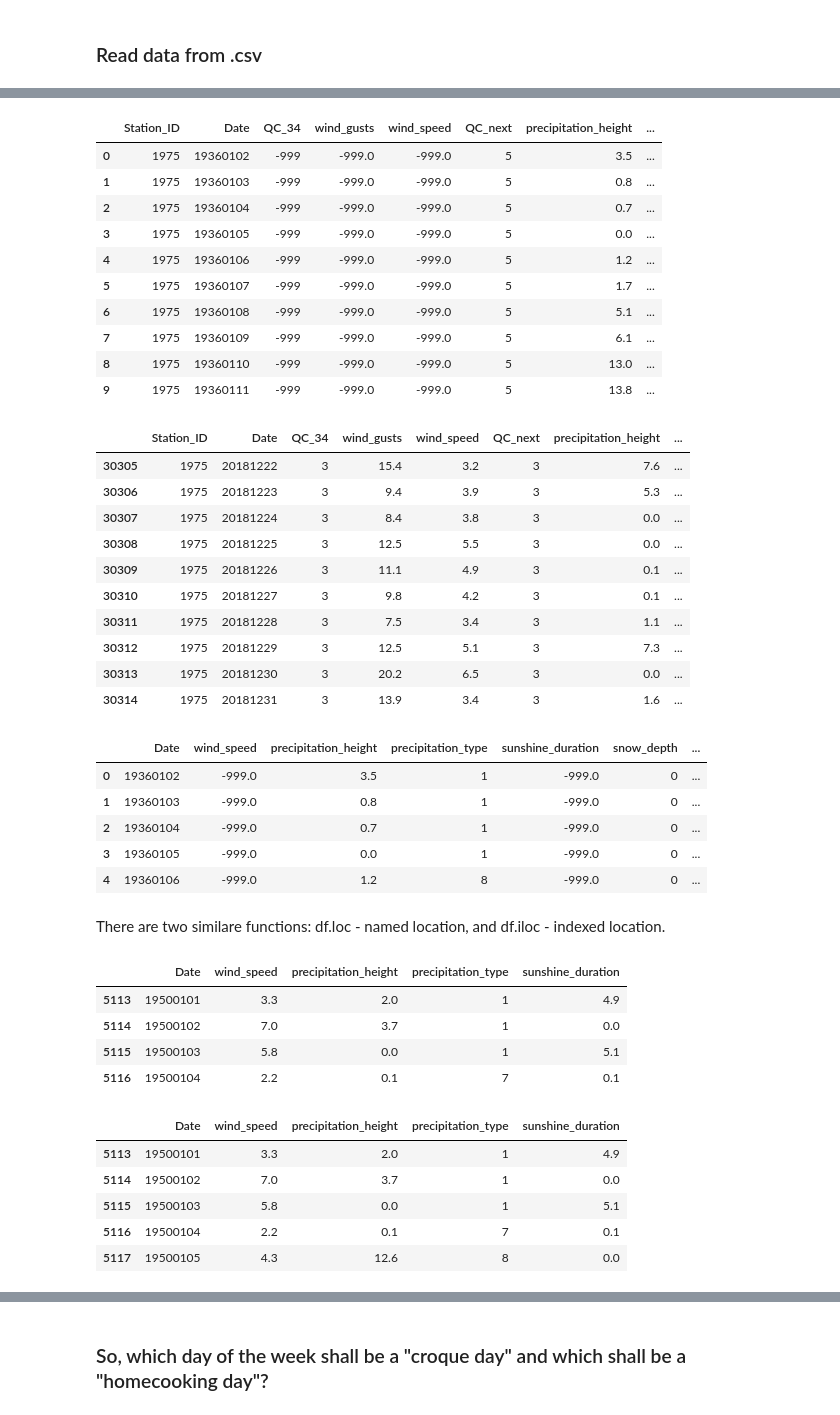
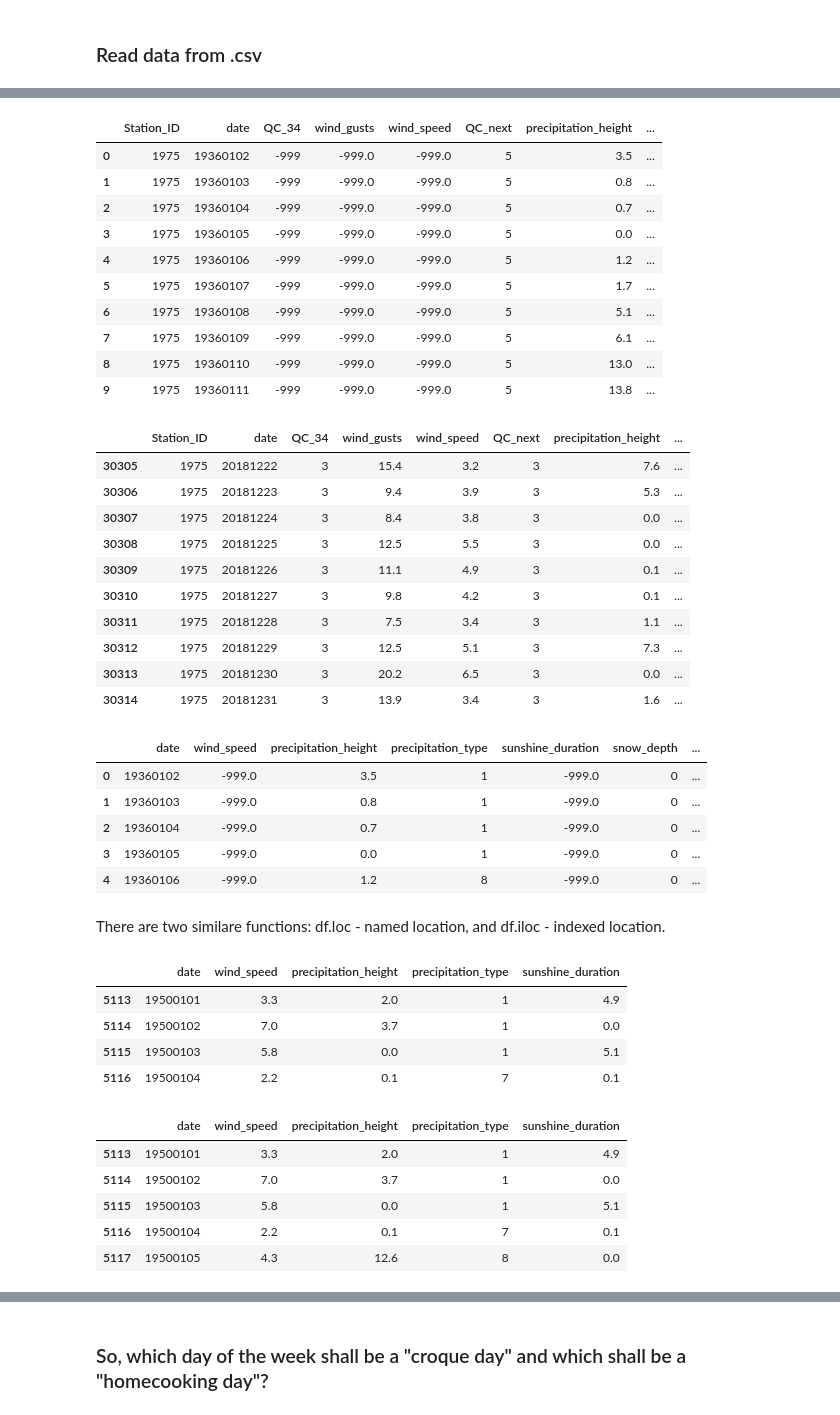
Before and after one commit to kahovka/DataProcessingPandas, a Jupyter notebook: DE_Weather_HH.ipynb, the cells around one changed output, grey strips where cells are left out. Drawn from its saved outputs; the diff is of its cells as text; code cells hidden in the pictures.

```diff
--- a/DE_Weather_HH.ipynb
+++ b/DE_Weather_HH.ipynb
@@ -7,6 +25,6 @@ import numpy as np
 # %%
 data = pd.read_csv('./data/produkt_klima_tag_19360101_20181231_01975.txt', sep=';', header = 1, index_col = False,
-                  names = ['Station_ID', 'Date', 'QC_34', 'wind_gusts', 'wind_speed', 'QC_next',
+                  names = ['Station_ID', 'date', 'QC_34', 'wind_gusts', 'wind_speed', 'QC_next',
                            'precipitation_height', 'precipitation_type', 'sunshine_duration', 'snow_depth',
                            'cloud_cover', 'vapour_pressure', 'atm_pressure', 'temp_mean', 'rh', 'temp_max',
                            'temp_min', 'temp_min_ground', 'eor'])
@@ -34,7 +52,7 @@ memory usage: 4.4+ MB
 # %%
 data.head(10)
 # %% [output]
-|  | Station_ID | Date | QC_34 | wind_gusts | wind_speed | QC_next | precipitation_height | ... |
+|  | Station_ID | date | QC_34 | wind_gusts | wind_speed | QC_next | precipitation_height | ... |
 | 0 | 1975 | 19360102 | -999 | -999.0 | -999.0 | 5 | 3.5 | ... |
 | 1 | 1975 | 19360103 | -999 | -999.0 | -999.0 | 5 | 0.8 | ... |
 | 2 | 1975 | 19360104 | -999 | -999.0 | -999.0 | 5 | 0.7 | ... |
@@ -48,7 +66,7 @@ data.head(10)
 # %%
 data.tail(10)
 # %% [output]
-|  | Station_ID | Date | QC_34 | wind_gusts | wind_speed | QC_next | precipitation_height | ... |
+|  | Station_ID | date | QC_34 | wind_gusts | wind_speed | QC_next | precipitation_height | ... |
 | 30305 | 1975 | 20181222 | 3 | 15.4 | 3.2 | 3 | 7.6 | ... |
 | 30306 | 1975 | 20181223 | 3 | 9.4 | 3.9 | 3 | 5.3 | ... |
 | 30307 | 1975 | 20181224 | 3 | 8.4 | 3.8 | 3 | 0.0 | ... |
@@ -64,7 +82,7 @@ data = data.drop(columns = ['Station_ID', 'wind_gusts', 'QC_34', 'QC_next', 'vap
 # %%
 data.head()
 # %% [output]
-|  | Date | wind_speed | precipitation_height | precipitation_type | sunshine_duration | snow_depth | ... |
+|  | date | wind_speed | precipitation_height | precipitation_type | sunshine_duration | snow_depth | ... |
 | 0 | 19360102 | -999.0 | 3.5 | 1 | -999.0 | 0 | ... |
 | 1 | 19360103 | -999.0 | 0.8 | 1 | -999.0 | 0 | ... |
 | 2 | 19360104 | -999.0 | 0.7 | 1 | -999.0 | 0 | ... |
@@ -76,15 +94,15 @@ There are two similare functions: df.loc - named location, and df.iloc - indexed
 #index location
 data.iloc[5113:5117, :5]
 # %% [output]
-|  | Date | wind_speed | precipitation_height | precipitation_type | sunshine_duration |
+|  | date | wind_speed | precipitation_height | precipitation_type | sunshine_duration |
 | 5113 | 19500101 | 3.3 | 2.0 | 1 | 4.9 |
 | 5114 | 19500102 | 7.0 | 3.7 | 1 | 0.0 |
 | 5115 | 19500103 | 5.8 | 0.0 | 1 | 5.1 |
 | 5116 | 19500104 | 2.2 | 0.1 | 7 | 0.1 |
 # %%
-data.loc[5113:5117, 'Date': 'sunshine_duration']
+data.loc[5113:5117, 'date': 'sunshine_duration']
 # %% [output]
-|  | Date | wind_speed | precipitation_height | precipitation_type | sunshine_duration |
+|  | date | wind_speed | precipitation_height | precipitation_type | sunshine_duration |
 | 5113 | 19500101 | 3.3 | 2.0 | 1 | 4.9 |
 | 5114 | 19500102 | 7.0 | 3.7 | 1 | 0.0 |
 | 5115 | 19500103 | 5.8 | 0.0 | 1 | 5.1 |
```
Also changed, not shown: parts of 38 cells of this notebook, 1 other file.
